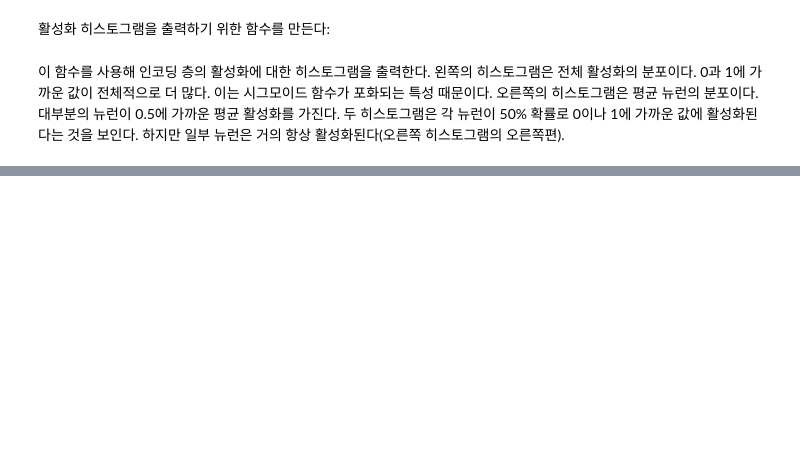
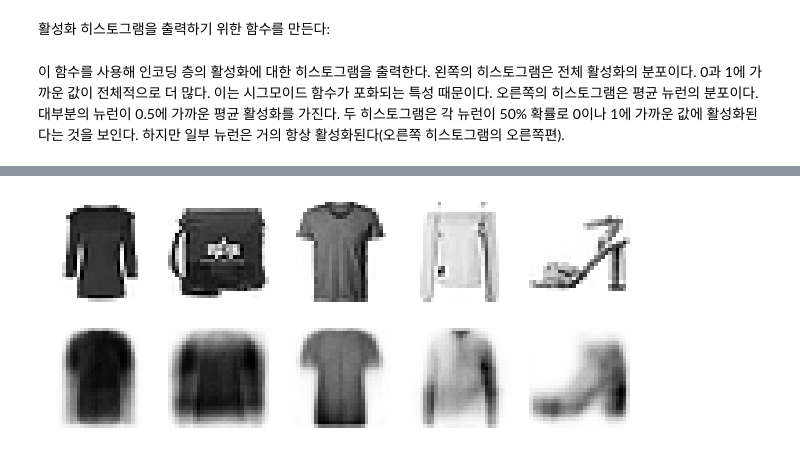
Before and after one commit to r0cd7b/autoencoders_and_gans, a Jupyter notebook: autoencoders_and_gans.ipynb, the cells around one changed output, grey strips where cells are left out. Drawn from its saved outputs; the diff is of its cells as text; code cells hidden in the pictures; blank space fills up the shorter version.

```diff
--- a/autoencoders_and_gans.ipynb
+++ b/autoencoders_and_gans.ipynb
@@ -592,0 +595,20 @@ plt.show()
+# %%
+sparse_l1_encoder = keras.Sequential(
+    [
+        keras.layers.Flatten(input_shape=[28, 28]),
+        keras.layers.Dense(100, 'selu'),
+        keras.layers.Dense(300, 'sigmoid'),
+        keras.layers.ActivityRegularization(1e-3)  # 또는 이전 레이어에 activity_regularizer=keras.regularizers.L1(1e-3)을 추가
+    ]
+)
+sparse_l1_decoder = keras.Sequential(
+    [
+        keras.layers.Dense(100, 'selu', input_shape=[300]),
+        keras.layers.Dense(28 * 28, 'sigmoid'),
+        keras.layers.Reshape([28, 28])
+    ]
+)
+sparse_l1_ae = keras.Sequential([sparse_l1_encoder, sparse_l1_decoder])
+sparse_l1_ae.compile(keras.optimizers.experimental.SGD(1.), 'binary_crossentropy', [rounded_accuracy])
+# history = sparse_l1_ae.fit(X_train, X_train, epochs=10, validation_data=(X_valid, X_valid))
+history = sparse_l1_ae.fit(X_train, X_train, epochs=5, validation_data=(X_valid, X_valid))
@@ -592,0 +636,3 @@ plt.show()
+# %%
+show_reconstructions(sparse_l1_ae)
+# %% [output]
@@ -592,0 +640 @@ plt.show()
+[figure, added]
```
Also changed, not shown: parts of 35 cells of this notebook, 6 other files.
